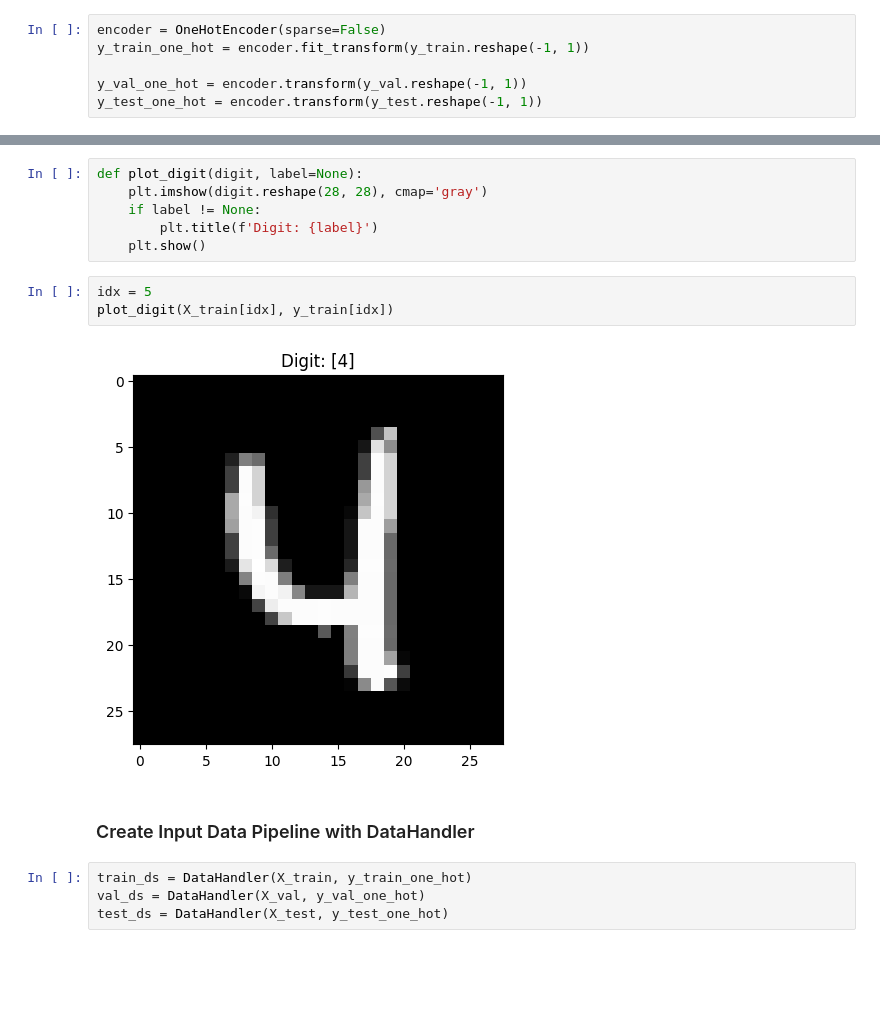
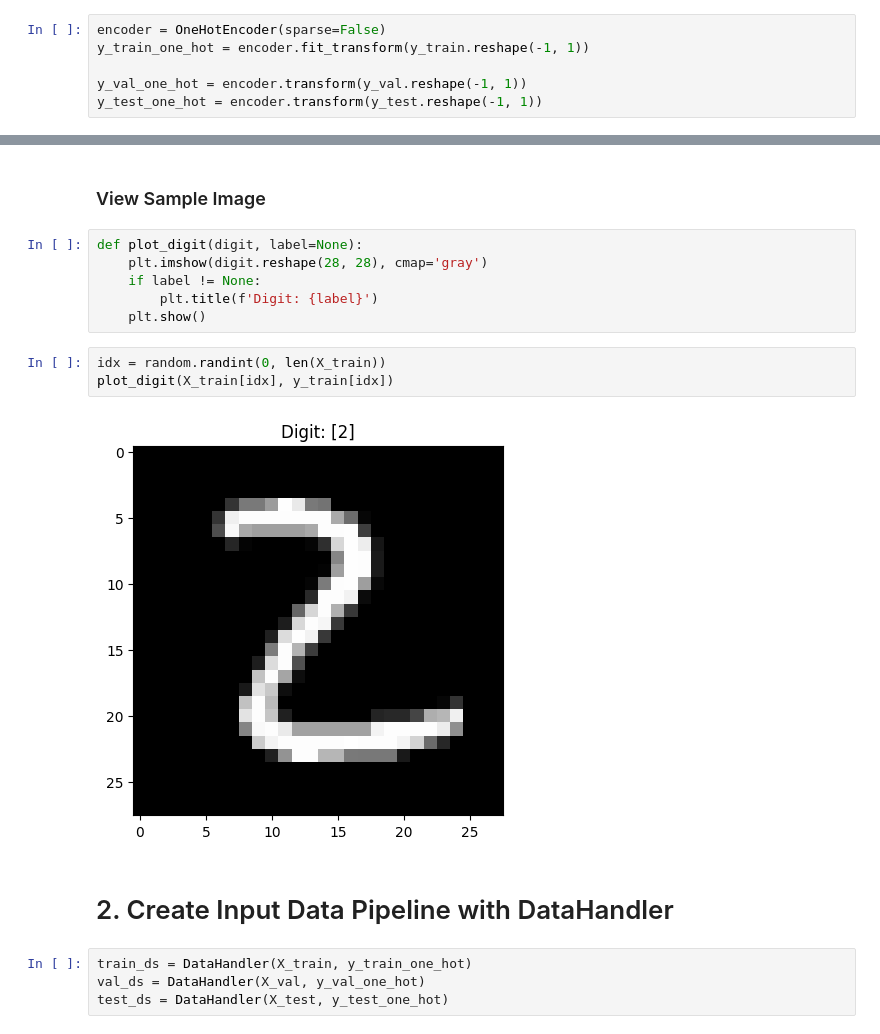
Before and after one commit to MatthewJansen/Vectorized-Neural-Network, a Jupyter notebook: src/MNIST_Classifcation.ipynb, the cells around one changed output, grey strips where cells are left out. Drawn from its saved outputs; the diff is of its cells as text; blank space fills up the shorter version.

```diff
--- a/src/MNIST_Classifcation.ipynb
+++ b/src/MNIST_Classifcation.ipynb
@@ -98,3 +103,5 @@ y_train[0], y_train_one_hot[0], y_train_one_hot.shape
+# %% [markdown]
+### View Sample Image
 # %%
 def plot_digit(digit, label=None):
     plt.imshow(digit.reshape(28, 28), cmap='gray')
@@ -102,12 +109,12 @@ def plot_digit(digit, label=None):
         plt.title(f'Digit: {label}')
     plt.show()
 # %%
-idx = 5
+idx = random.randint(0, len(X_train))
 plot_digit(X_train[idx], y_train[idx])
 # %% [output]
-[figure, old version]
+[figure, new version]
 # %% [markdown]
-### Create Input Data Pipeline with DataHandler
+# 2. Create Input Data Pipeline with DataHandler
 # %%
 train_ds = DataHandler(X_train, y_train_one_hot)
 val_ds = DataHandler(X_val, y_val_one_hot)
```
Also changed, not shown: parts of 39 cells of this notebook, 1 other file.
